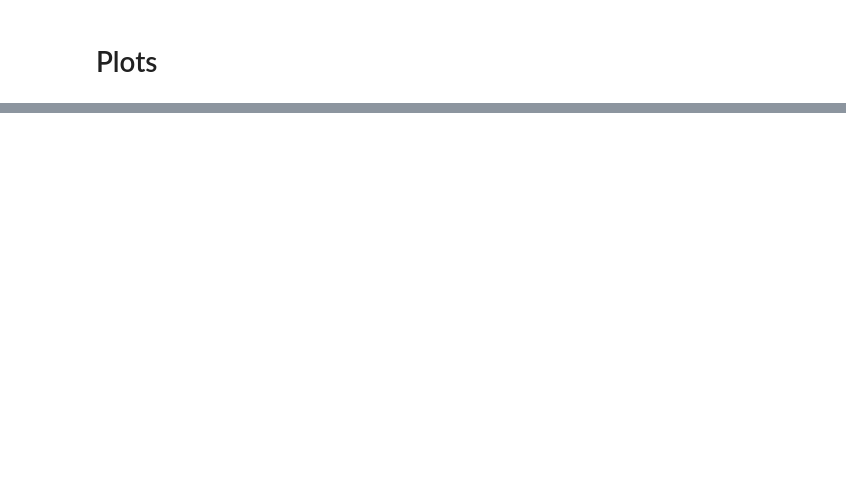
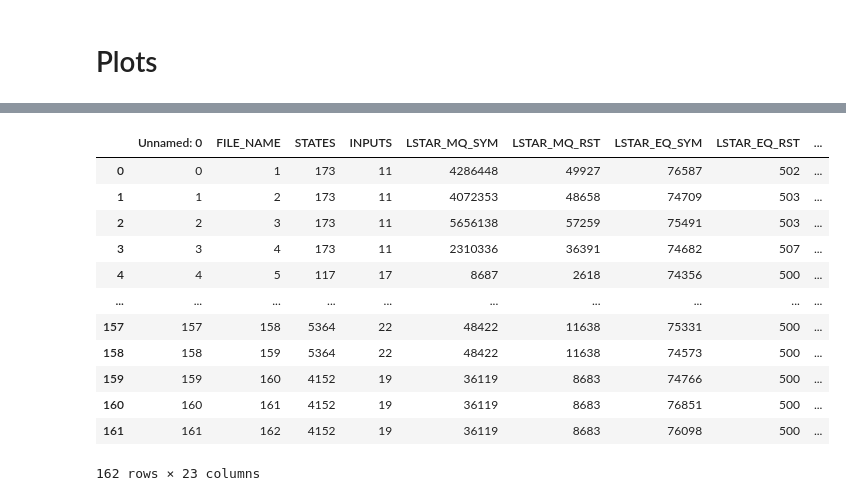
Before and after one commit to AryanBastany/ESCL-Star, a Jupyter notebook: ResultsHandler.ipynb, the cells around one changed output, grey strips where cells are left out. Saved outputs shown, nothing was run; the diff lists cells and outputs as text; code cells hidden in the pictures; blank space fills up the shorter version.

```diff
--- a/ResultsHandler.ipynb
+++ b/ResultsHandler.ipynb
@@ -237,3 +280,19 @@ See the caveats in the documentation: https://pandas.pydata.org/pandas-docs/stab
 # doForAllTests(plotSingleTypeData, False, "LSTAR_EQs", "CLSTAR_EQs", "Total Number Of Equivalence Queries")
 # %%
 # doForAllTests(plotSingleTypeData, False, "LSTAR_MQs", "CLSTAR_MQs", "Total Number of Membership Queries")
+# %%
+realTestsDf
+# %% [output]
+|  | Unnamed: 0 | FILE_NAME | STATES | INPUTS | LSTAR_MQ_SYM | LSTAR_MQ_RST | LSTAR_EQ_SYM | LSTAR_EQ_RST | ... |
+| 0 | 0 | 1 | 173 | 11 | 4286448 | 49927 | 76587 | 502 | ... |
+| 1 | 1 | 2 | 173 | 11 | 4072353 | 48658 | 74709 | 503 | ... |
+| 2 | 2 | 3 | 173 | 11 | 5656138 | 57259 | 75491 | 503 | ... |
+| 3 | 3 | 4 | 173 | 11 | 2310336 | 36391 | 74682 | 507 | ... |
+| 4 | 4 | 5 | 117 | 17 | 8687 | 2618 | 74356 | 500 | ... |
+| ... | ... | ... | ... | ... | ... | ... | ... | ... | ... |
+| 157 | 157 | 158 | 5364 | 22 | 48422 | 11638 | 75331 | 500 | ... |
+| 158 | 158 | 159 | 5364 | 22 | 48422 | 11638 | 74573 | 500 | ... |
+| 159 | 159 | 160 | 4152 | 19 | 36119 | 8683 | 74766 | 500 | ... |
+| 160 | 160 | 161 | 4152 | 19 | 36119 | 8683 | 76851 | 500 | ... |
+| 161 | 161 | 162 | 4152 | 19 | 36119 | 8683 | 76098 | 500 | ... |
+162 rows × 23 columns
```
Also changed, not shown: parts of 9 cells of this notebook, 8 other files.
